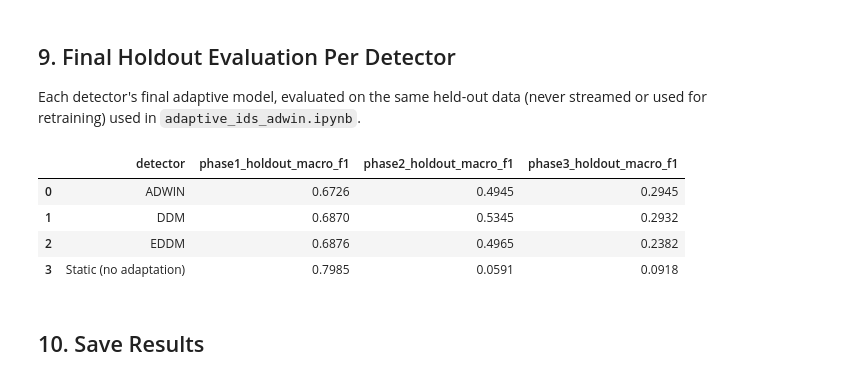
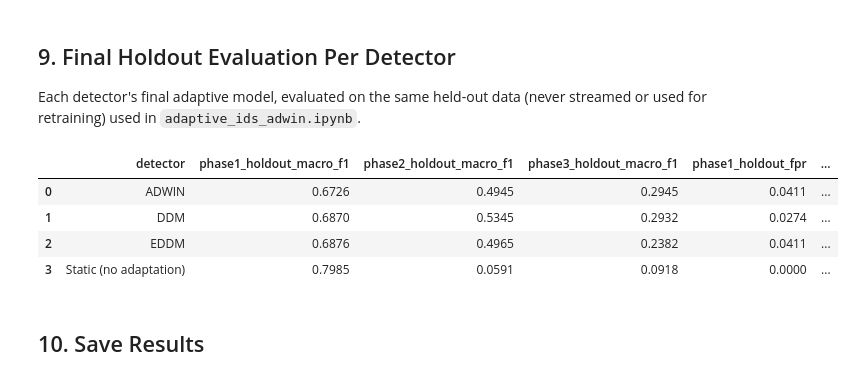
Before and after one commit to guttamahesh/adaptive-drift-aware-ids, a Jupyter notebook: notebooks/drift_detector_comparison.ipynb, the cells around one changed output. Saved outputs shown, nothing was run; the diff lists cells and outputs as text; code cells hidden in the pictures.

Commit message:
Add FPR and retraining-time metrics per proposal's evaluation plan (accuracy, macro F1, FPR, drift events, retraining time)

```diff
--- a/notebooks/drift_detector_comparison.ipynb
+++ b/notebooks/drift_detector_comparison.ipynb
@@ -335,6 +336,17 @@ RETRAIN_WINDOW  = 5000
 WARMUP_SAMPLES  = 1500
 LONG_TERM_MEMORY_SIZE = 6000
 REHEARSAL_SAMPLES     = 1000
+
+benign_idx = list(encoder.classes_).index('BENIGN')
+
+def chunk_fpr(y_true, y_pred, benign_idx=benign_idx):
+    actual_benign = (y_true == benign_idx)
+    n_benign = actual_benign.sum()
+    if n_benign == 0:
+        return np.nan
+    false_alarms = np.sum(actual_benign & (y_pred != benign_idx))
+    return false_alarms / n_benign
+
 
 def run_stream(detector):
     """Runs the full 3-phase stream once, adapting via the given detector instance.
@@ -371,6 +383,8 @@ def run_stream(detector):
 
     chunk_ids, static_accs, adaptive_accs = [], [], []
     static_f1s, adaptive_f1s = [], []
+    static_fprs, adaptive_fprs = [], []
+    retrain_times = []
     drift_events, retrain_events = [], []
     phase_boundaries = []
 
@@ -401,6 +415,9 @@ def run_stream(detector):
             chunk_labels = np.unique(y_chunk)
             static_f1   = f1_score(y_chunk, static_preds,   labels=chunk_labels, average='macro', zero_division=0)
             adaptive_f1 = f1_score(y_chunk, adaptive_preds, labels=chunk_labels, average='macro', zero_division=0)
+
+            static_fpr   = chunk_fpr(y_chunk, static_preds)
+            adaptive_fpr = chunk_fpr(y_chunk, adaptive_preds)
 
             for xi, yi, yp in zip(X_chunk, y_chunk, adaptive_preds):
                 error = 1.0 if yi != yp else 0.0
@@ -437,7 +454,9 @@ def run_stream(detector):
 
                         adaptive_model = RandomForestClassifier(
                             n_estimators=50, class_weight='balanced', random_state=42, n_jobs=2)
+                        _retrain_t0 = time.time()
                         adaptive_model.fit(Xr, yr)
+                        retrain_times.append(time.time() - _retrain_t0)
                         pending_retrain  = False
                         post_drift_count = 0
                         retrain_events.append(chunk_id)
@@ -447,11 +466,14 @@ def run_stream(detector):
             adaptive_accs.append(adaptive_acc)
             static_f1s.append(static_f1)
             adaptive_f1s.append(adaptive_f1)
+            static_fprs.append(static_fpr)
+            adaptive_fprs.append(adaptive_fpr)
             chunk_id += 1
 
     return {
         'chunk_ids': chunk_ids, 'static_accs': static_accs, 'adaptive_accs': adaptive_accs,
         'static_f1s': static_f1s, 'adaptive_f1s': adaptive_f1s,
+        'static_fprs': static_fprs, 'adaptive_fprs': adaptive_fprs, 'retrain_times': retrain_times,
         'drift_events': drift_events, 'retrain_events': retrain_events,
         'phase_boundaries': phase_boundaries, 'final_model': adaptive_model,
     }
@@ -533,11 +555,15 @@ for name in detector_factories:
     first_after_p3 = next((c for c in r['retrain_events'] if c >= phase_boundaries[2]), None)
     lag_p2 = (first_after_p2 - phase_boundaries[1]) if first_after_p2 is not None else None
     lag_p3 = (first_after_p3 - phase_boundaries[2]) if first_after_p3 is not None else None
+    total_retrain_time = sum(r['retrain_times'])
     timing_rows.append({
         'detector': name, 'n_drift_signals': n_drift, 'n_retrains': n_retrain,
         'chunks_to_retrain_after_phase2_start': lag_p2,
         'chunks_to_retrain_after_phase3_start': lag_p3,
         'mean_adaptive_macro_f1': round(float(np.mean(r['adaptive_f1s'])), 4),
+        'mean_adaptive_fpr': round(float(np.nanmean(r['adaptive_fprs'])), 4),
+        'total_retrain_seconds': round(total_retrain_time, 4),
+        'mean_seconds_per_retrain': round(total_retrain_time / n_retrain, 4) if n_retrain else None,
     })
 
 timing_df = pd.DataFrame(timing_rows)
@@ -554,35 +580,47 @@ Each detector's final adaptive model, evaluated on the same held-out data (never
 # %%
 def holdout_macro_f1(model, df_holdout):
     X_h = df_holdout[feature_cols].values
     y_h = encoder.transform(df_holdout['Label'])
     y_pred = model.predict(X_h)
     labels = sorted(set(y_h))
     return f1_score(y_h, y_pred, labels=labels, average='macro', zero_division=0)
+
+def holdout_fpr(model, df_holdout):
+    X_h = df_holdout[feature_cols].values
+    y_h = encoder.transform(df_holdout['Label'])
+    y_pred = model.predict(X_h)
+    return chunk_fpr(y_h, y_pred)
 
 holdout_rows = []
 for name in detector_factories:
     model = results[name]['final_model']
     holdout_rows.append({
         'detector': name,
         'phase1_holdout_macro_f1': round(holdout_macro_f1(model, df_phase1_holdout), 4),
         'phase2_holdout_macro_f1': round(holdout_macro_f1(model, df_phase2_holdout), 4),
         'phase3_holdout_macro_f1': round(holdout_macro_f1(model, df_phase3_holdout), 4),
+        'phase1_holdout_fpr': round(holdout_fpr(model, df_phase1_holdout), 4),
+        'phase2_holdout_fpr': round(holdout_fpr(model, df_phase2_holdout), 4),
+        'phase3_holdout_fpr': round(holdout_fpr(model, df_phase3_holdout), 4),
     })
 static_holdout = {
     'detector': 'Static (no adaptation)',
     'phase1_holdout_macro_f1': round(holdout_macro_f1(static_model, df_phase1_holdout), 4),
     'phase2_holdout_macro_f1': round(holdout_macro_f1(static_model, df_phase2_holdout), 4),
     'phase3_holdout_macro_f1': round(holdout_macro_f1(static_model, df_phase3_holdout), 4),
+    'phase1_holdout_fpr': round(holdout_fpr(static_model, df_phase1_holdout), 4),
+    'phase2_holdout_fpr': round(holdout_fpr(static_model, df_phase2_holdout), 4),
+    'phase3_holdout_fpr': round(holdout_fpr(static_model, df_phase3_holdout), 4),
 }
 holdout_rows.append(static_holdout)
 holdout_df = pd.DataFrame(holdout_rows)
 holdout_df
 # %% [output]
-|  | detector | phase1_holdout_macro_f1 | phase2_holdout_macro_f1 | phase3_holdout_macro_f1 |
-| 0 | ADWIN | 0.6726 | 0.4945 | 0.2945 |
-| 1 | DDM | 0.6870 | 0.5345 | 0.2932 |
-| 2 | EDDM | 0.6876 | 0.4965 | 0.2382 |
-| 3 | Static (no adaptation) | 0.7985 | 0.0591 | 0.0918 |
+|  | detector | phase1_holdout_macro_f1 | phase2_holdout_macro_f1 | phase3_holdout_macro_f1 | phase1_holdout_fpr | ... |
+| 0 | ADWIN | 0.6726 | 0.4945 | 0.2945 | 0.0411 | ... |
+| 1 | DDM | 0.6870 | 0.5345 | 0.2932 | 0.0274 | ... |
+| 2 | EDDM | 0.6876 | 0.4965 | 0.2382 | 0.0411 | ... |
+| 3 | Static (no adaptation) | 0.7985 | 0.0591 | 0.0918 | 0.0000 | ... |
 # %% [markdown]
 ## 10. Save Results
 # %%
```
Also changed, not shown: parts of 1 cell of this notebook, 6 other files.
